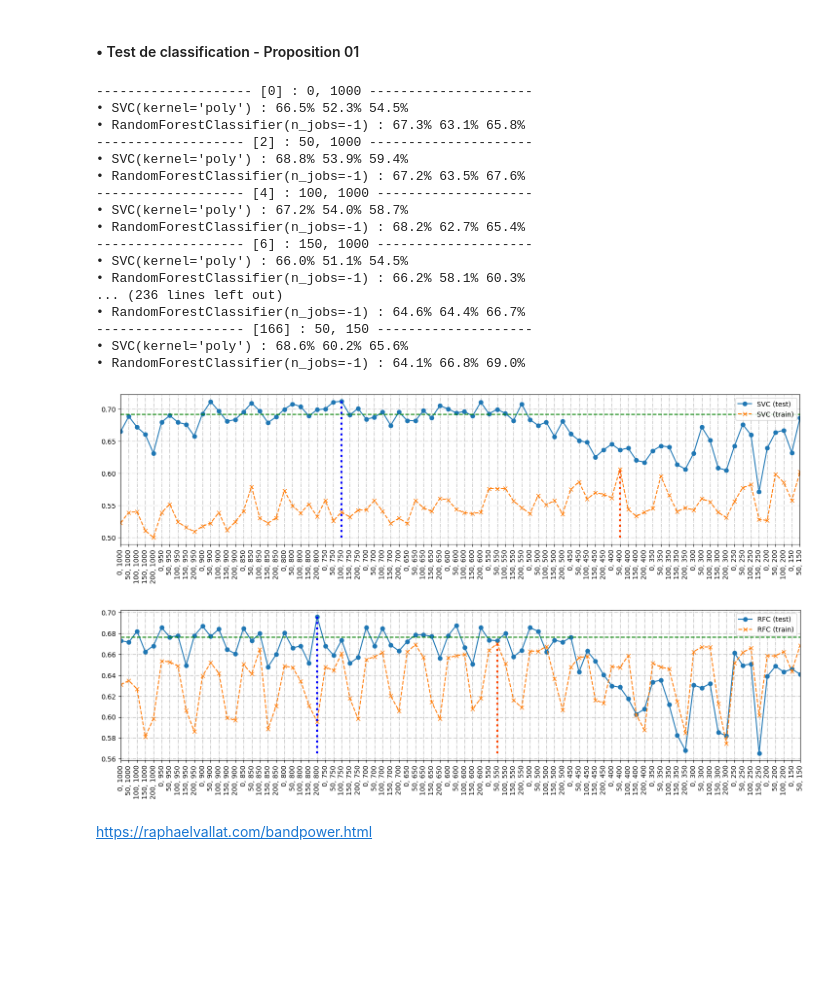
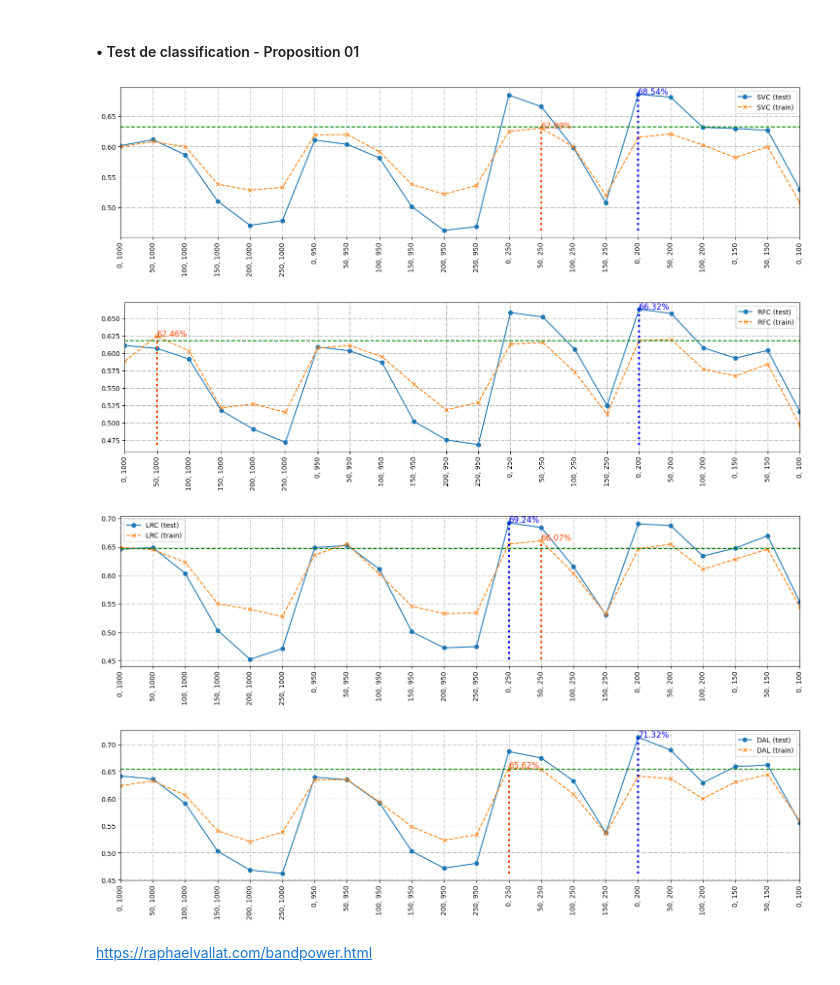
Before and after one commit to philippe-dpz/EEG_proj_repo, a Jupyter notebook: notebooks/Segmentation.ipynb, the cells around one changed output. Cells and saved outputs as stored; diff of their text form; code cells hidden in the pictures; blank space fills up the shorter version.

```diff
--- a/notebooks/Segmentation.ipynb
+++ b/notebooks/Segmentation.ipynb
@@ -133,7 +133,7 @@ test_X = csv_in_zip(path, directory = 'test')
 # %% [markdown]
 #### • Pré-traitement (Segmentation) des données
 # %%
-train_X, train_y, test_X, test_y = train_test_init(entrants, targets, files, methode = None)
+train_X, train_y, test_X, test_y = train_test_init(entrants, targets, files, methode = -1, reverse = False)
 # %% [output]
 Fichiers d'entrainements :
   B0103T.csv B0203T.csv B0303T.csv B0403T.csv B0503T.csv B0603T.csv B0703T.csv B0803T.csv B0903T.csv
@@ -172,16 +172,16 @@ std = StandardScaler()
 # std = RobustScaler()
 
 #
-clf = svm.SVC(gamma = 'scale', kernel = 'poly')
+clf = svm.SVC() # gamma = 'scale', kernel = 'poly'
 #
-rfc = ensemble.RandomForestClassifier(n_jobs = -1)
+rfc = ensemble.RandomForestClassifier() # n_jobs = -1
 #
-lrg = linear_model.LogisticRegression(solver = 'newton-cholesky')
+lrg = linear_model.LogisticRegression() # solver = 'newton-cholesky'
 #
 dal = discriminant_analysis.LinearDiscriminantAnalysis()
 
-chans = Gramm_DatasLoader.eeg_Chans + Gramm_DatasLoader.ecg_Chans # #
-func  = foo_concate # foo_filter_01
+chans = Gramm_DatasLoader.eeg_Chans # + Gramm_DatasLoader.ecg_Chans #
+func  = foo_filter_03 # foo_concate
 
 # print(titre("Custome 'train_test_split'", 50))
 # print(titre('train', 50))
@@ -215,8 +215,8 @@ lp    = 50
 loc   = 0
 table = np.zeros((sec // lp) ** 2, dtype = list)
 
-for i in range(sec, lp << 1, -lp) :
-    for j in range(0, min(i - lp, SAMPLE_RATE >> 0), lp) :
+for i in np.append(range(1000, 900, -lp), range(250, 0, -lp)) : # range(sec, lp << 1, -lp) :
+    for j in range(0, min(i - lp, (SAMPLE_RATE >> 0) + lp), lp) :
         print(titre(f'[{loc}] : {j}, {i}', 55))
 
         X_train, y_train = Gramm(test_X, test_y, chans, numbers, i, j,
@@ -226,7 +226,7 @@ for i in range(sec, lp << 1, -lp) :
         X_train_scaled   = std.fit_transform(X_train)
         X_test_scaled    = std.transform(X_test)
 
-        for reg in [clf, rfc] : # , lrg, dal
+        for reg in [clf, rfc, lrg, dal] : #
             scores : dict = cross_validate(reg, X_train_scaled, y_train, scoring = ['accuracy'])
 
             reg.fit(X_train_scaled, y_train)
@@ -243,64 +243,50 @@ for i in range(sec, lp << 1, -lp) :
             # print(f"\tAccuracy -> {res.mean():.1%} (±{res.std():.2}, max : {res.max():.1%}) [Test-score : {score:.1%}]"), res.std(),
 
 table = table[: loc]
-
-# [x for x in table]
-# %% [output]
--------------------- [0] : 0, 1000 ---------------------
-• SVC(kernel='poly') : 66.5% 52.3% 54.5%
-• RandomForestClassifier(n_jobs=-1) : 67.3% 63.1% 65.8%
-------------------- [2] : 50, 1000 ---------------------
-• SVC(kernel='poly') : 68.8% 53.9% 59.4%
-• RandomForestClassifier(n_jobs=-1) : 67.2% 63.5% 67.6%
-------------------- [4] : 100, 1000 --------------------
-• SVC(kernel='poly') : 67.2% 54.0% 58.7%
-• RandomForestClassifier(n_jobs=-1) : 68.2% 62.7% 65.4%
-------------------- [6] : 150, 1000 --------------------
-• SVC(kernel='poly') : 66.0% 51.1% 54.5%
-• RandomForestClassifier(n_jobs=-1) : 66.2% 58.1% 60.3%
-... (236 lines left out)
-• RandomForestClassifier(n_jobs=-1) : 64.6% 64.4% 66.7%
-------------------- [166] : 50, 150 --------------------
-• SVC(kernel='poly') : 68.6% 60.2% 65.6%
-• RandomForestClassifier(n_jobs=-1) : 64.1% 66.8% 69.0%
 # %%
-v1  = [list(table[i :: 2]) for i in range(2)]
+leg = ['SVC', 'RFC', 'LRC', 'DAL']
+nb  = len(leg)
+v1  = [list(table[i :: nb]) for i in range(nb)]
 pos = [f"{x[1]}, {x[2]}" for x in v1[0]]
-leg = ['SVC', 'RFC']
-xtk = range(loc >> 1)
+xtk = range(len(v1[0])) # range(loc >> 1)
 
-for i in range(2) :
+for i in range(nb) :
     curve_1 = np.array([float(x[3]) for x in v1[i]])
     curve_2 = np.array([float(x[4]) for x in v1[i]])
     max_1   = max(curve_1)
     max_2   = max(curve_2)
     up      = (max(np.mean(curve_1), np.mean(curve_2)) + max(max_1, max_2)) / 2
 
     x_1 = np.where(curve_1 == max_1)[0][0]
     x_2 = np.where(curve_2 == max_2)[0][0]
     org = min(min(curve_1), min(curve_2))
 
     plt.figure(figsize = (18, 4))
 
     view = plt.axes()
 
     # view.set_aspect('auto')
     # view.add_patch(plt.Circle((x_1, max_1), radius = .025, color = 'blue'))
     # view.add_patch(plt.Circle((x_2, max_2), radius = .025, color = 'orangered'))
+    # , bbox = dict(facecolor = 'red', alpha = .5, fontsize = 12)
 
     plt.xlim([xtk[0], xtk[-1]])
     plt.grid(visible = True, ls = '-.')
     plt.plot(xtk, curve_1, 'o-', label = f'{leg[i]} (test)')
     plt.plot(xtk, curve_2, 'x--', label = f'{leg[i]} (train)')
     plt.vlines(x_1, org, max_1, ls = ':', colors = 'blue', lw = 3)
+    plt.text(x_1, max_1, f'{max_1:.2%}', fontsize = 12, c = 'blue')
     plt.vlines(x_2, org, max_2, ls = ':', colors = 'orangered', lw = 3)
+    plt.text(x_2, max_2, f'{max_2:.2%}', fontsize = 12, c = 'orangered')
     plt.hlines(up, 0, loc >> 1, colors = 'green', ls = '--')
     plt.xticks(xtk, labels = pos, rotation = 'vertical')
     plt.legend()
     plt.show();
 # %% [output]
-[figure, old version]
+[figure, new version]
-[figure, old version]
+[figure, new version]
+[figure, added]
+[figure, added]
 # %%
 from sklearn.manifold import TSNE
 
```
Also changed, not shown: 6 other files.
